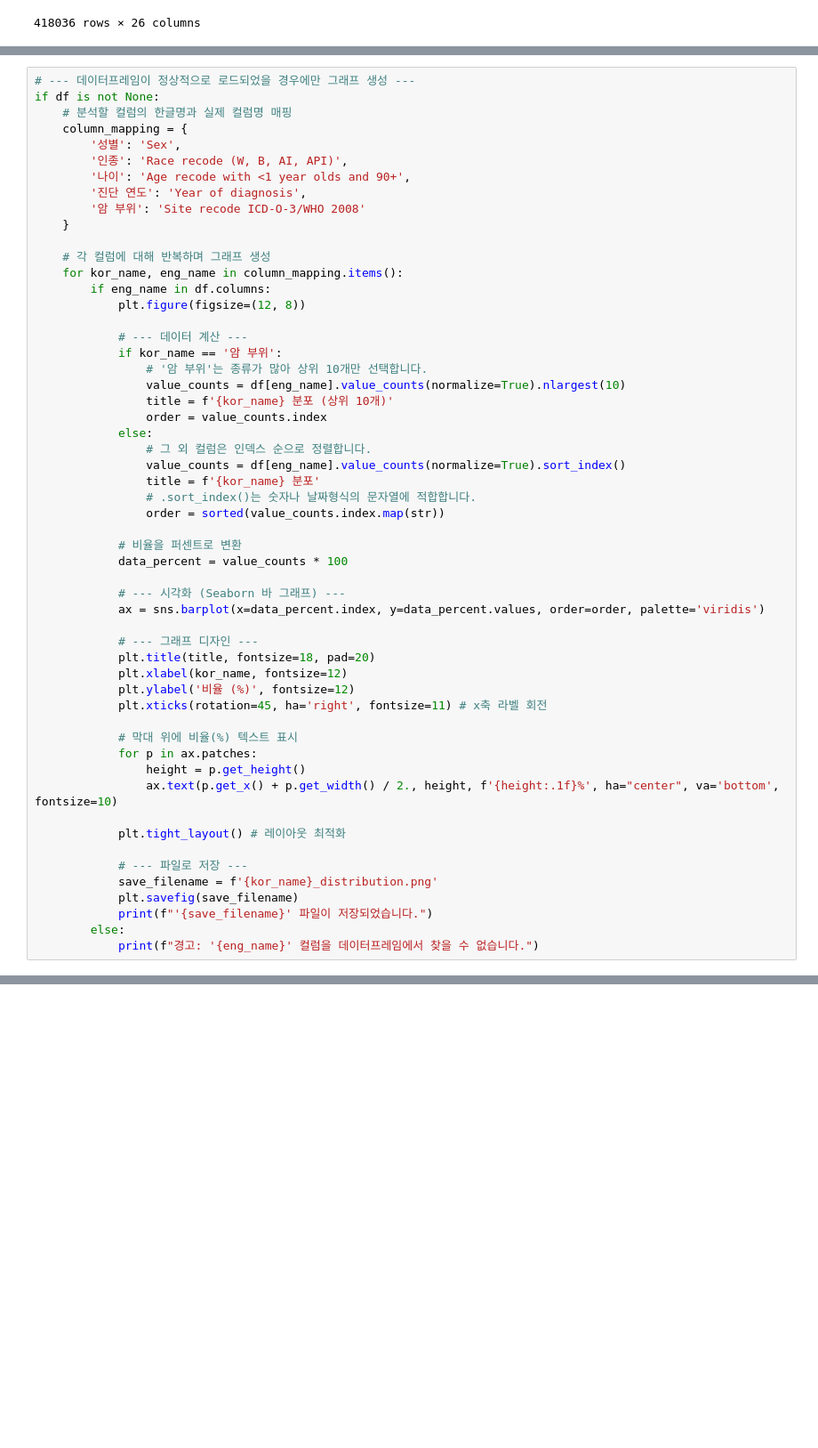
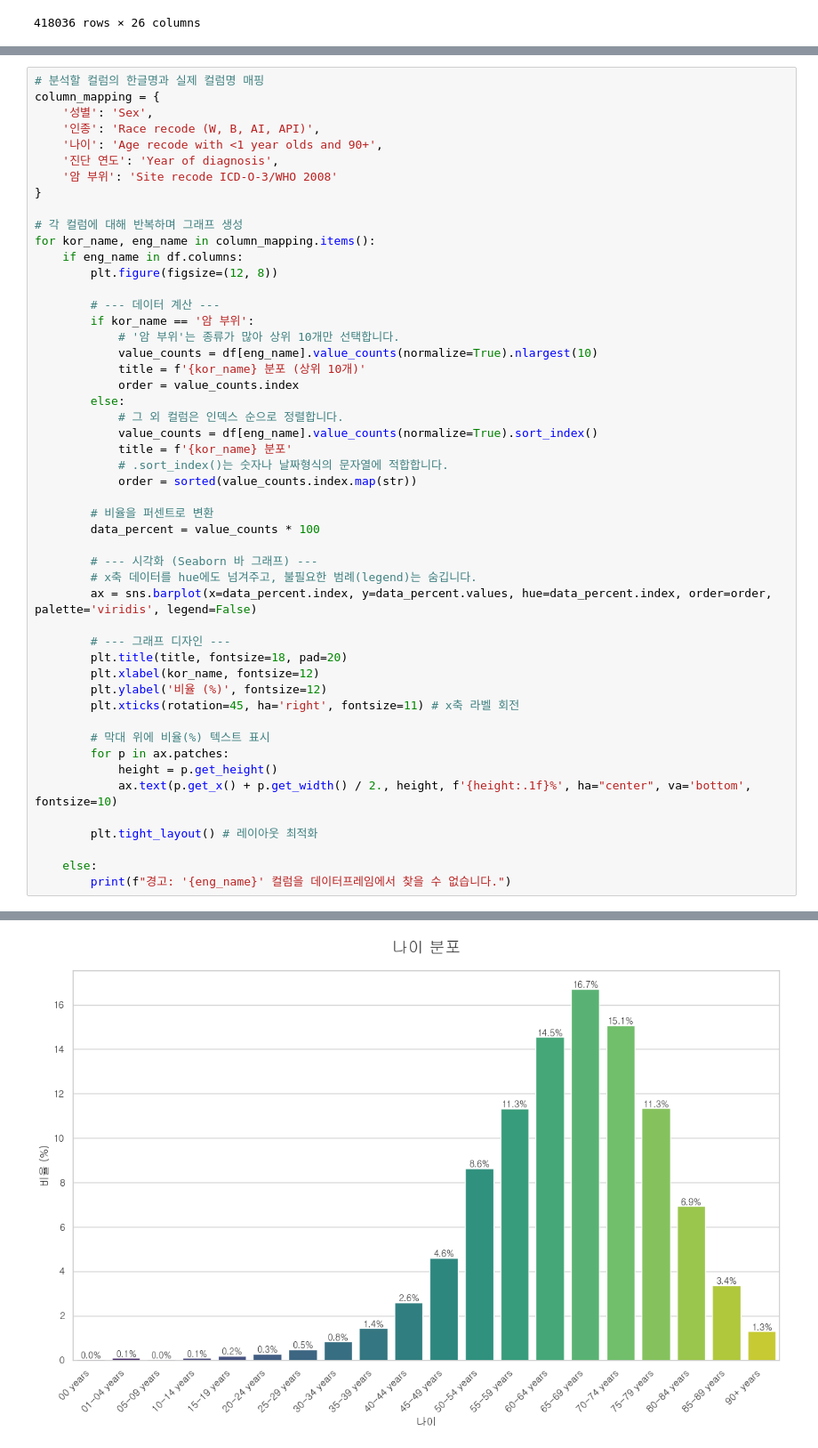
Before and after one commit to Maroco0109/SKN19_2ND_5TEAM, a Jupyter notebook: insight/data_insight_lsw.ipynb, the cells around one changed output, grey strips where cells are left out. Shown: that part at 89% size. Drawn from its saved outputs; the diff is of its cells as text; blank space fills up the shorter version.

```diff
--- a/insight/data_insight_lsw.ipynb
+++ b/insight/data_insight_lsw.ipynb
@@ -401,56 +400,51 @@ plt.show()
 # %%
-# --- 데이터프레임이 정상적으로 로드되었을 경우에만 그래프 생성 ---
-if df is not None:
-    # 분석할 컬럼의 한글명과 실제 컬럼명 매핑
-    column_mapping = {
-        '성별': 'Sex',
-        '인종': 'Race recode (W, B, AI, API)',
-        '나이': 'Age recode with <1 year olds and 90+',
-        '진단 연도': 'Year of diagnosis',
-        '암 부위': 'Site recode ICD-O-3/WHO 2008'
-    }
+# 분석할 컬럼의 한글명과 실제 컬럼명 매핑
+column_mapping = {
+    '성별': 'Sex',
+    '인종': 'Race recode (W, B, AI, API)',
+    '나이': 'Age recode with <1 year olds and 90+',
+    '진단 연도': 'Year of diagnosis',
+    '암 부위': 'Site recode ICD-O-3/WHO 2008'
+}
 
-    # 각 컬럼에 대해 반복하며 그래프 생성
-    for kor_name, eng_name in column_mapping.items():
-        if eng_name in df.columns:
-            plt.figure(figsize=(12, 8))
+# 각 컬럼에 대해 반복하며 그래프 생성
+for kor_name, eng_name in column_mapping.items():
+    if eng_name in df.columns:
+        plt.figure(figsize=(12, 8))
 
-            # --- 데이터 계산 ---
-            if kor_name == '암 부위':
-                # '암 부위'는 종류가 많아 상위 10개만 선택합니다.
-                value_counts = df[eng_name].value_counts(normalize=True).nlargest(10)
-                title = f'{kor_name} 분포 (상위 10개)'
-                order = value_counts.index
-            else:
-                # 그 외 컬럼은 인덱스 순으로 정렬합니다.
-                value_counts = df[eng_name].value_counts(normalize=True).sort_index()
-                title = f'{kor_name} 분포'
-                # .sort_index()는 숫자나 날짜형식의 문자열에 적합합니다.
-                order = sorted(value_counts.index.map(str))
+        # --- 데이터 계산 ---
+        if kor_name == '암 부위':
+            # '암 부위'는 종류가 많아 상위 10개만 선택합니다.
+            value_counts = df[eng_name].value_counts(normalize=True).nlargest(10)
+            title = f'{kor_name} 분포 (상위 10개)'
+            order = value_counts.index
+        else:
+            # 그 외 컬럼은 인덱스 순으로 정렬합니다.
+            value_counts = df[eng_name].value_counts(normalize=True).sort_index()
+            title = f'{kor_name} 분포'
+            # .sort_index()는 숫자나 날짜형식의 문자열에 적합합니다.
+            order = sorted(value_counts.index.map(str))
 
-            # 비율을 퍼센트로 변환
-            data_percent = value_counts * 100
+        # 비율을 퍼센트로 변환
+        data_percent = value_counts * 100
 
-            # --- 시각화 (Seaborn 바 그래프) ---
-            ax = sns.barplot(x=data_percent.index, y=data_percent.values, order=order, palette='viridis')
+        # --- 시각화 (Seaborn 바 그래프) ---
+        # x축 데이터를 hue에도 넘겨주고, 불필요한 범례(legend)는 숨깁니다.
+        ax = sns.barplot(x=data_percent.index, y=data_percent.values, hue=data_percent.index, order=order, palette='viridis', legend=False)
 
-            # --- 그래프 디자인 ---
-            plt.title(title, fontsize=18, pad=20)
-            plt.xlabel(kor_name, fontsize=12)
-            plt.ylabel('비율 (%)', fontsize=12)
-            plt.xticks(rotation=45, ha='right', fontsize=11) # x축 라벨 회전
+        # --- 그래프 디자인 ---
+        plt.title(title, fontsize=18, pad=20)
+        plt.xlabel(kor_name, fontsize=12)
+        plt.ylabel('비율 (%)', fontsize=12)
+        plt.xticks(rotation=45, ha='right', fontsize=11) # x축 라벨 회전
 
-            # 막대 위에 비율(%) 텍스트 표시
-            for p in ax.patches:
-                height = p.get_height()
-                ax.text(p.get_x() + p.get_width() / 2., height, f'{height:.1f}%', ha="center", va='bottom', fontsize=10)
+        # 막대 위에 비율(%) 텍스트 표시
+        for p in ax.patches:
+            height = p.get_height()
+            ax.text(p.get_x() + p.get_width() / 2., height, f'{height:.1f}%', ha="center", va='bottom', fontsize=10)
 
-            plt.tight_layout() # 레이아웃 최적화
+        plt.tight_layout() # 레이아웃 최적화
 
-            # --- 파일로 저장 ---
-            save_filename = f'{kor_name}_distribution.png'
-            plt.savefig(save_filename)
-            print(f"'{save_filename}' 파일이 저장되었습니다.")
-        else:
-            print(f"경고: '{eng_name}' 컬럼을 데이터프레임에서 찾을 수 없습니다.")
+    else:
+        print(f"경고: '{eng_name}' 컬럼을 데이터프레임에서 찾을 수 없습니다.")
 # %% [output]
@@ -479,0 +453 @@ Passing `palette` without assigning `hue` is deprecated and will be removed in v
+[figure, added]
```
Also changed, not shown: parts of 5 cells of this notebook.
